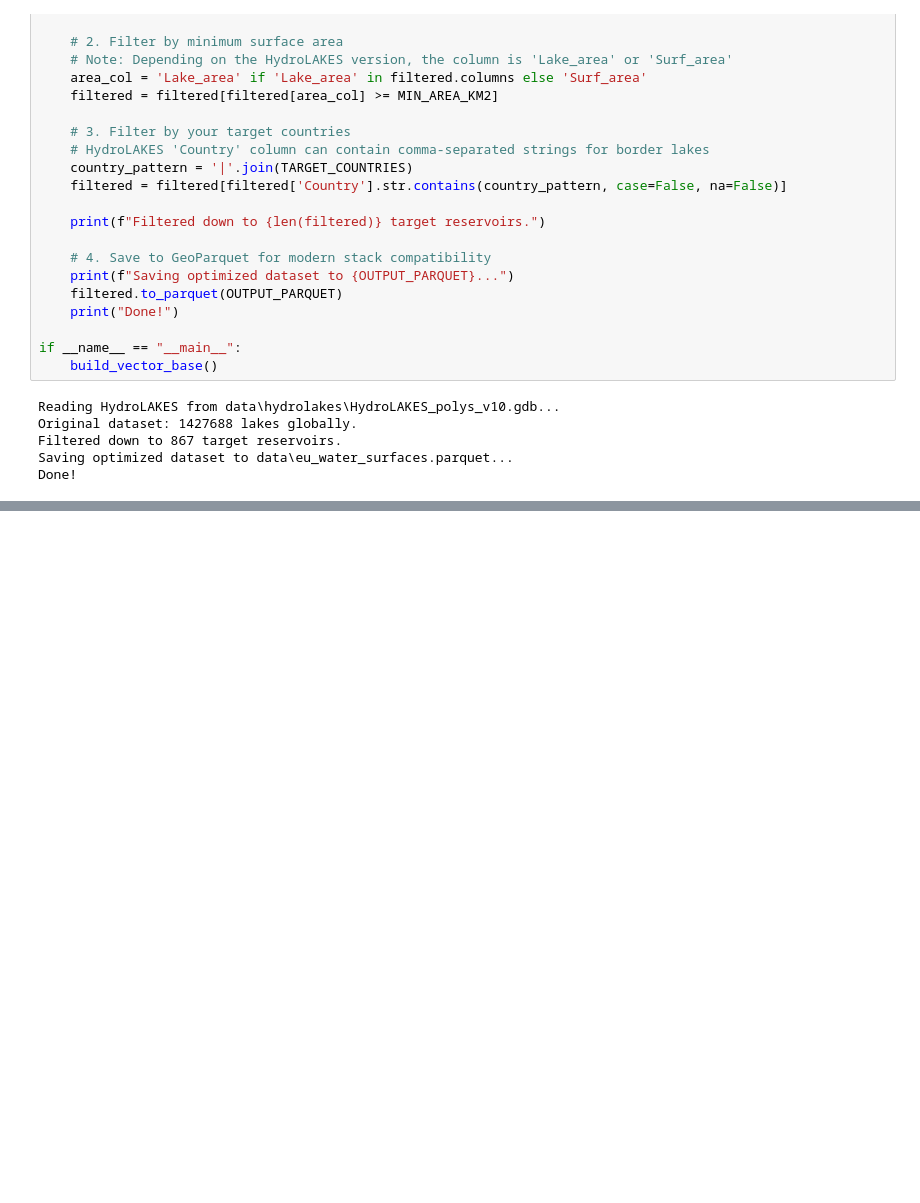
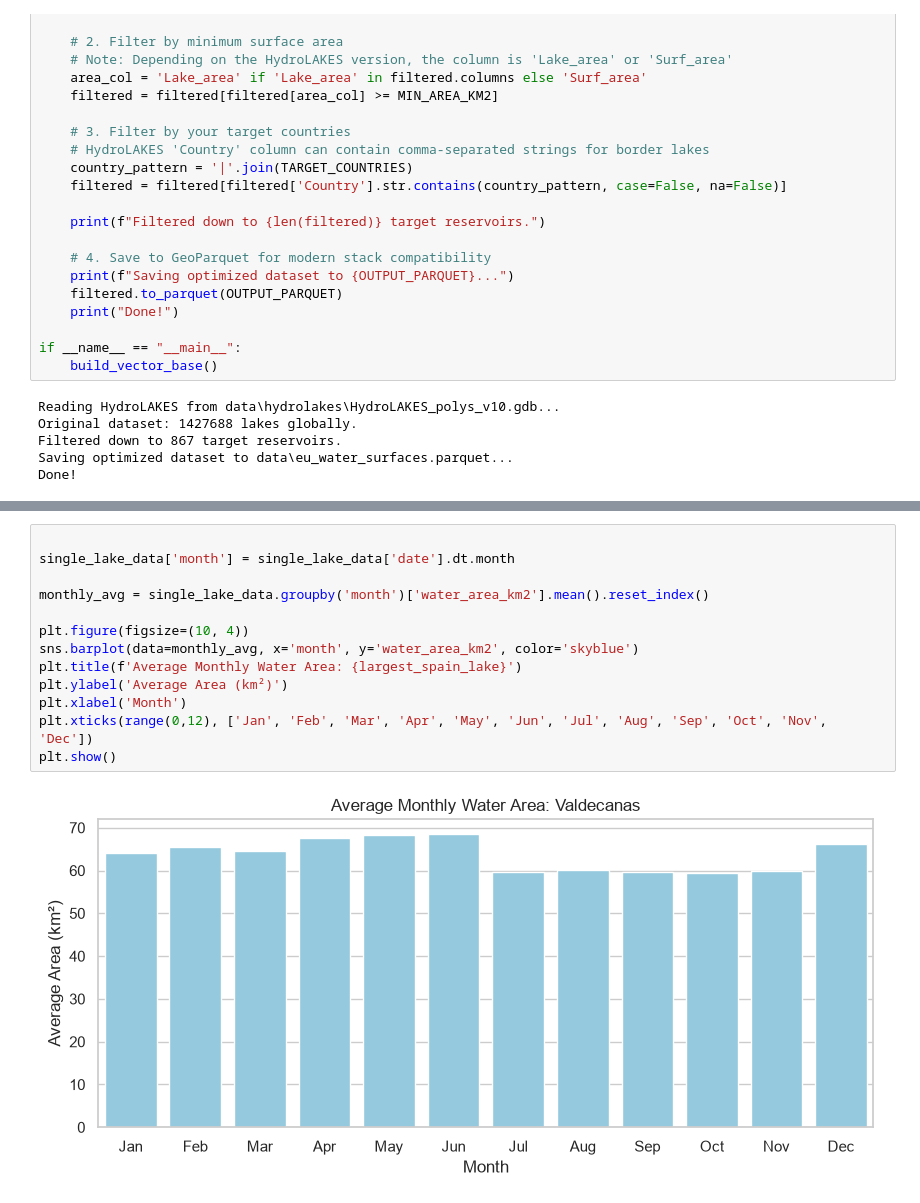
Before and after one commit to tomas-michalik11/water_surfaces, a Jupyter notebook: notebook.ipynb, the cells around one changed output, grey strips where cells are left out. Drawn from its saved outputs; the diff is of its cells as text; blank space fills up the shorter version.

```diff
--- a/notebook.ipynb
+++ b/notebook.ipynb
@@ -297,0 +453,15 @@ Done!
+# %%
+
+single_lake_data['month'] = single_lake_data['date'].dt.month
+
+monthly_avg = single_lake_data.groupby('month')['water_area_km2'].mean().reset_index()
+
+plt.figure(figsize=(10, 4))
+sns.barplot(data=monthly_avg, x='month', y='water_area_km2', color='skyblue')
+plt.title(f'Average Monthly Water Area: {largest_spain_lake}')
+plt.ylabel('Average Area (km²)')
+plt.xlabel('Month')
+plt.xticks(range(0,12), ['Jan', 'Feb', 'Mar', 'Apr', 'May', 'Jun', 'Jul', 'Aug', 'Sep', 'Oct', 'Nov', 'Dec'])
+plt.show()
+# %% [output]
+[figure, added]
```
Also changed, not shown: parts of 14 cells of this notebook, 5 other files.
